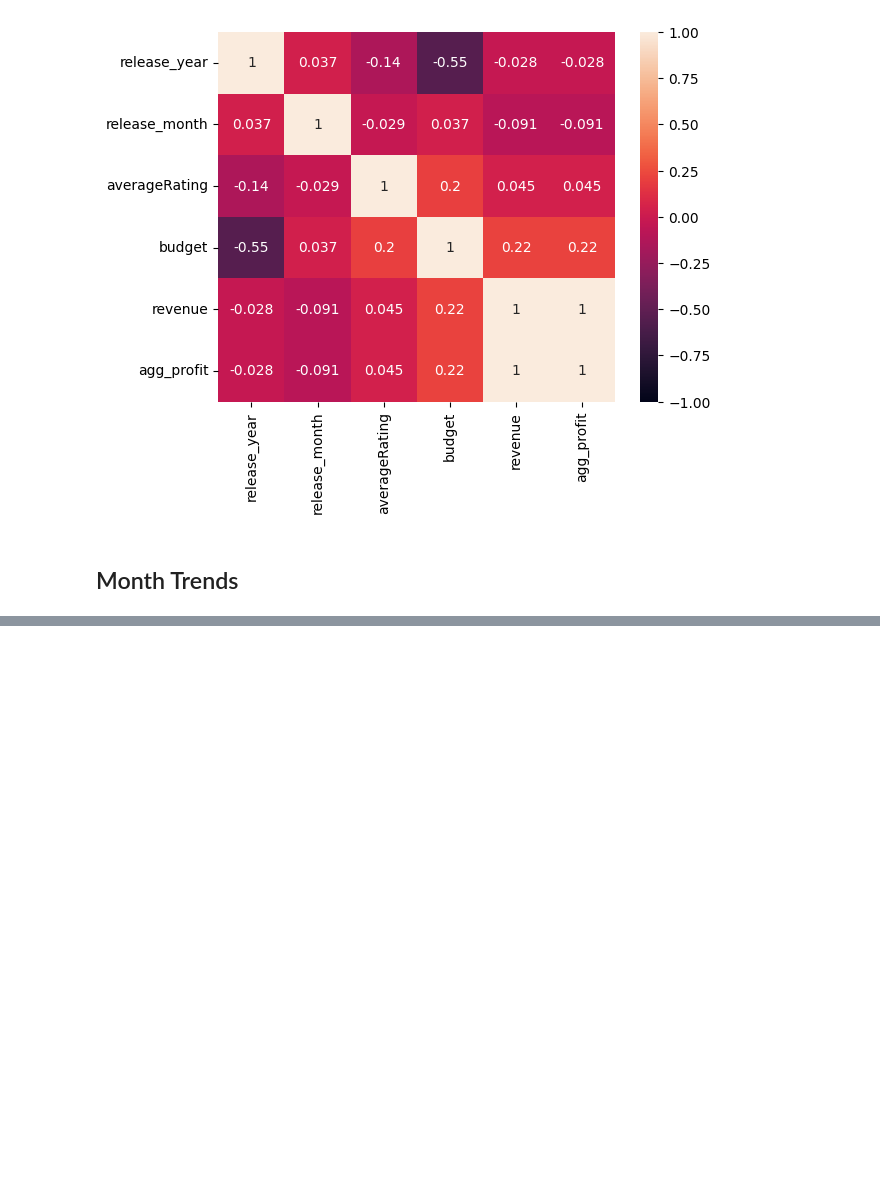
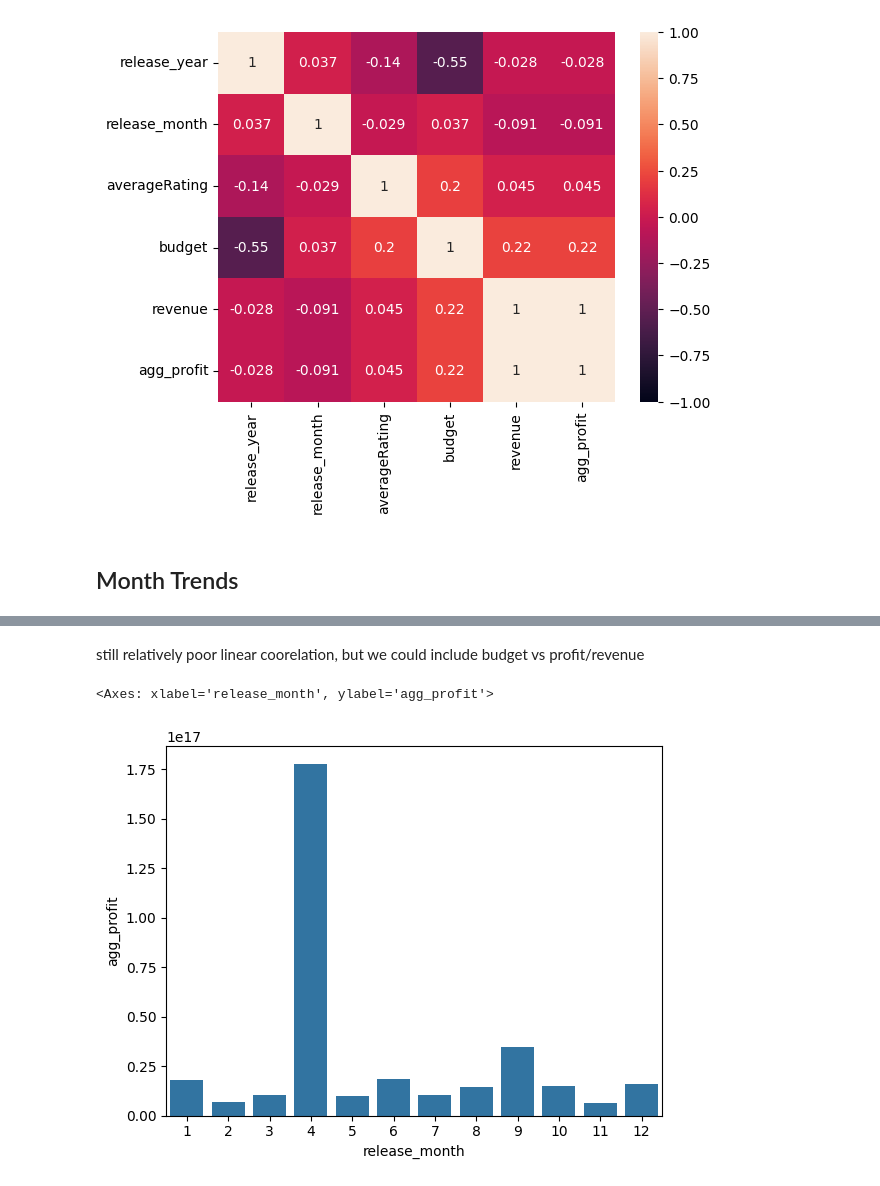
Before and after one commit to StevenAGoodman/tsa_data_science, a Jupyter notebook: exploratory.ipynb, the cells around one changed output, grey strips where cells are left out. Drawn from its saved outputs; the diff is of its cells as text; code cells hidden in the pictures; blank space fills up the shorter version.

```diff
--- a/exploratory.ipynb
+++ b/exploratory.ipynb
@@ -69,0 +102,8 @@ plt.show()
+# %% [markdown]
+still relatively poor linear coorelation, but we could include budget vs profit/revenue
+# %%
+data = cent21_df[["release_month", "agg_profit"]].groupby(['release_month']).mean()
+sns.barplot(data, x="release_month", y="agg_profit")
+# %% [output]
+<Axes: xlabel='release_month', ylabel='agg_profit'>
+[figure, added]
```
Also changed, not shown: parts of 7 cells of this notebook, 1 other file.
